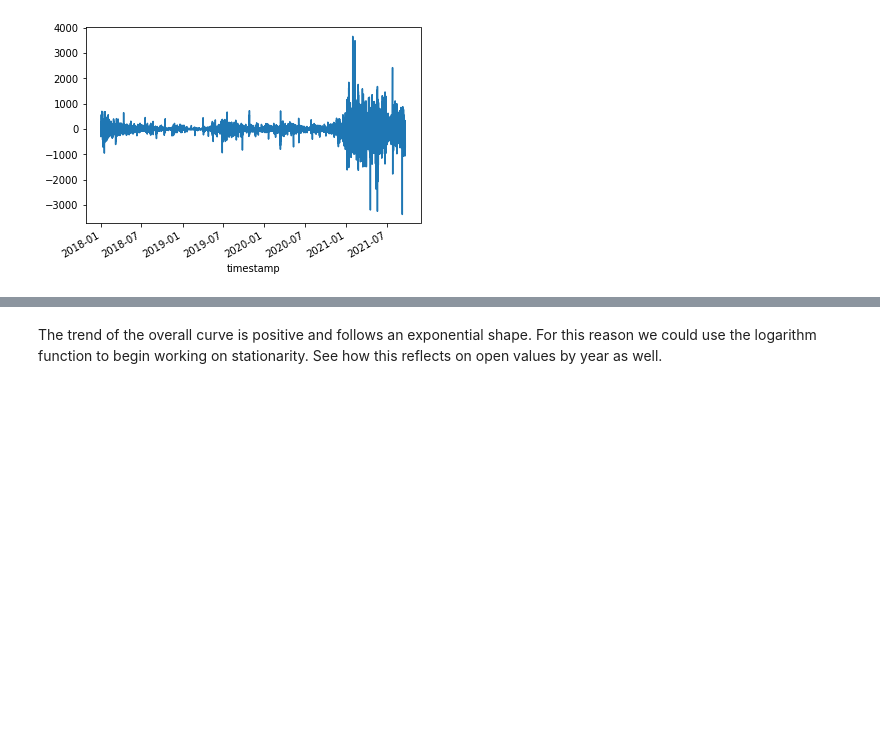
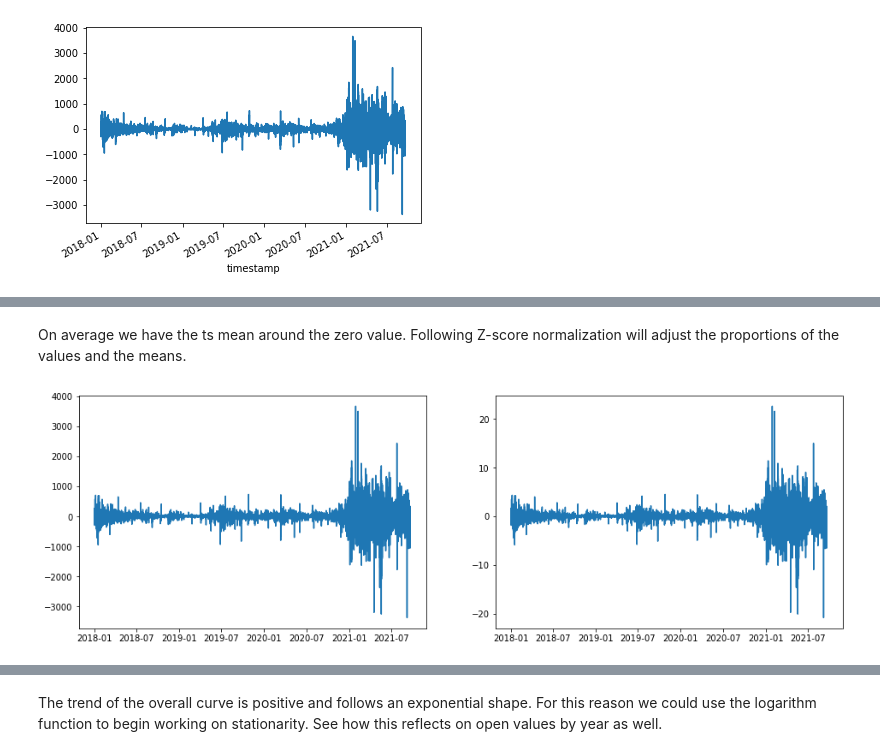
Before and after one commit to tfranza/crypto-forecasting, a Jupyter notebook: eda.ipynb, the cells around one changed output, grey strips where cells are left out. Saved outputs shown, nothing was run; the diff lists cells and outputs as text; code cells hidden in the pictures; blank space fills up the shorter version.

```diff
--- a/eda.ipynb
+++ b/eda.ipynb
@@ -248,0 +281,11 @@ TypeError: float() argument must be a string or a number, not 'AxesSubplot'
+# %% [markdown]
+On average we have the ts mean around the zero value. Following Z-score normalization will adjust the proportions of the values and the means.
+# %%
+fig, axis = plt.subplots(1, 2, figsize=(16,5), sharex=True)
+
+axis[0].plot(dif_lagged)
+axis[1].plot(zscore(dif_lagged.dropna()))
+
+plt.show()
+# %% [output]
+[figure, added]
```
Also changed, not shown: parts of 13 cells of this notebook.
